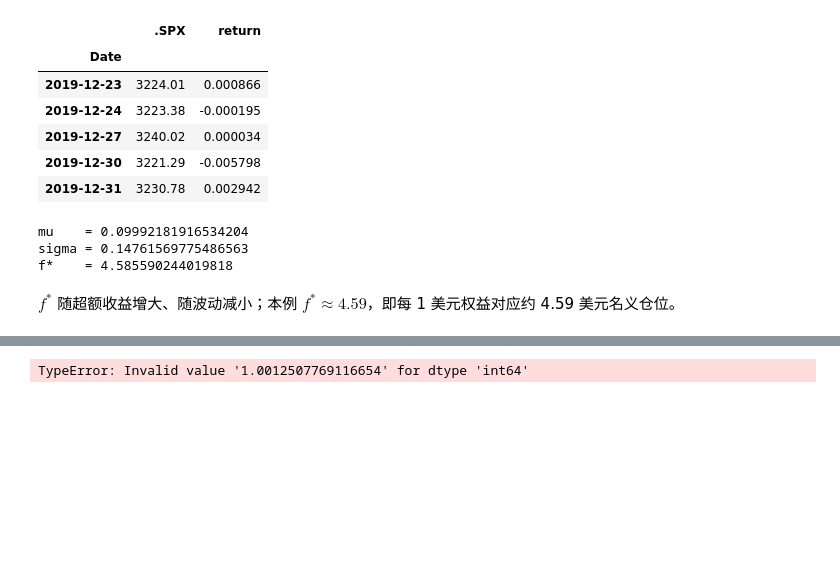
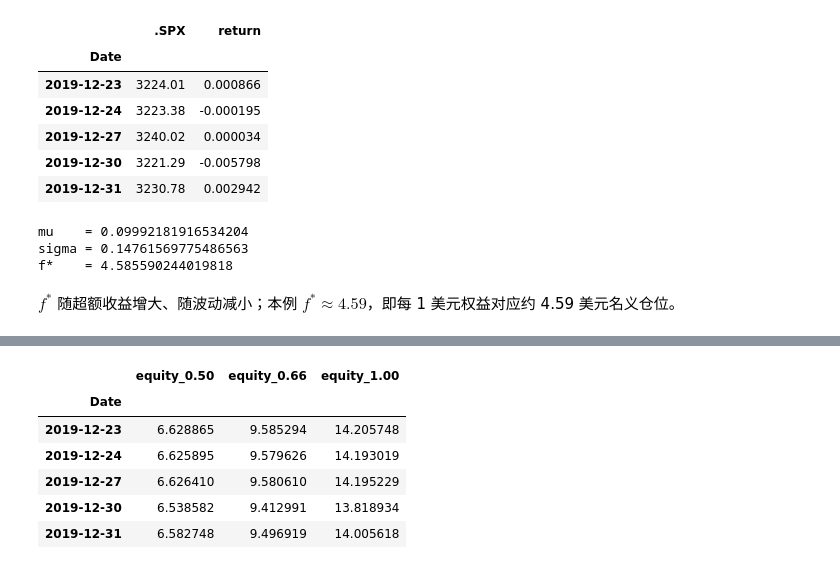
Before and after one commit to zhaojinting2020/quant-trading-learning-path, a Jupyter notebook: attachments/Python-算法交易学习笔记-Cpv4djLFwoWd2CxiXgsc4laSn2f/code/Capital_Management_Kelly.ipynb, the cells around one changed output, grey strips where cells are left out. Cells and saved outputs as stored; diff of their text form; code cells hidden in the pictures; blank space fills up the shorter version.

```diff
--- a/attachments/Python-算法交易学习笔记-Cpv4djLFwoWd2CxiXgsc4laSn2f/code/Capital_Management_Kelly.ipynb
+++ b/attachments/Python-算法交易学习笔记-Cpv4djLFwoWd2CxiXgsc4laSn2f/code/Capital_Management_Kelly.ipynb
@@ -159,33 +227,32 @@ $f^*$ 随超额收益增大、随波动减小；本例 $f^*\approx 4.59$，即
 # %%
-equs = []
+equities = []
 
 
-def kelly_strategy(f):
-    """在 data 上按固定杠杆 f 模拟权益与名义资本路径。"""
-    global equs
-    equ = "equity_{:.2f}".format(f)
-    equs.append(equ)
-    cap = "capital_{:.2f}".format(f)
-    data[equ] = 1.0                            # ① 初始权益 = 1（用 float，避免 int64 列无法 .loc 写入浮点）
-    data[cap] = data[equ] * f                  # ② 初始名义 = 1 * f
-    for i, t in enumerate(data.index[1:]):
-        t_1 = data.index[i]                    # ③ 上一交易日
-        # ④ 名义资本随当日收益复利
-        data.loc[t, cap] = data[cap].loc[t_1] * math.exp(data["return"].loc[t])
-        # ⑤ 权益 = 旧权益 + 名义资本当日盈亏
-        data.loc[t, equ] = (
-            data[cap].loc[t] - data[cap].loc[t_1] + data[equ].loc[t_1]
-        )
-        # ⑥ 按新权益与固定杠杆重设名义资本
-        data.loc[t, cap] = data[equ].loc[t] * f
+def kelly_strategy(f, ratio):
+    f *= ratio
+    equity = "equity_{:.2f}".format(ratio)
+    capital = "capital_{:.2f}".format(ratio)
+    equities.append(equity)
+
+    X = np.exp(data["return"]) - 1.0   # X_t = e^{r_t} - 1
+    factor = 1.0 + f * X               # 1 + f X_t
+    factor.iloc[0] = 1.0
+    data[equity] = factor.cumprod()
+    data[capital] = data[equity] * f
 
 
-kelly_strategy(f * 0.5)   # half Kelly
-kelly_strategy(f * 0.66)  # 约 2/3 Kelly
-kelly_strategy(f)         # full Kelly
+kelly_strategy(f, 0.5)   # half Kelly
+kelly_strategy(f, 0.66)  # 约 2/3 Kelly
+kelly_strategy(f, 1)         # full Kelly
 
-print(data[equs].tail())
+data[equities].tail()
 # 书中 Out[34] 末行量级约：equity_2.29≈6.58, equity_3.03≈9.50, equity_4.59≈14.01
 # %% [output]
-TypeError: Invalid value '1.0012507769116654' for dtype 'int64'
+|  | equity_0.50 | equity_0.66 | equity_1.00 |
+| Date |  |  |  |
+| 2019-12-23 | 6.628865 | 9.585294 | 14.205748 |
+| 2019-12-24 | 6.625895 | 9.579626 | 14.193019 |
+| 2019-12-27 | 6.626410 | 9.580610 | 14.195229 |
+| 2019-12-30 | 6.538582 | 9.412991 | 13.818934 |
+| 2019-12-31 | 6.582748 | 9.496919 | 14.005618 |
 # %%
```
Also changed, not shown: parts of 8 cells of this notebook, 6 other files.
